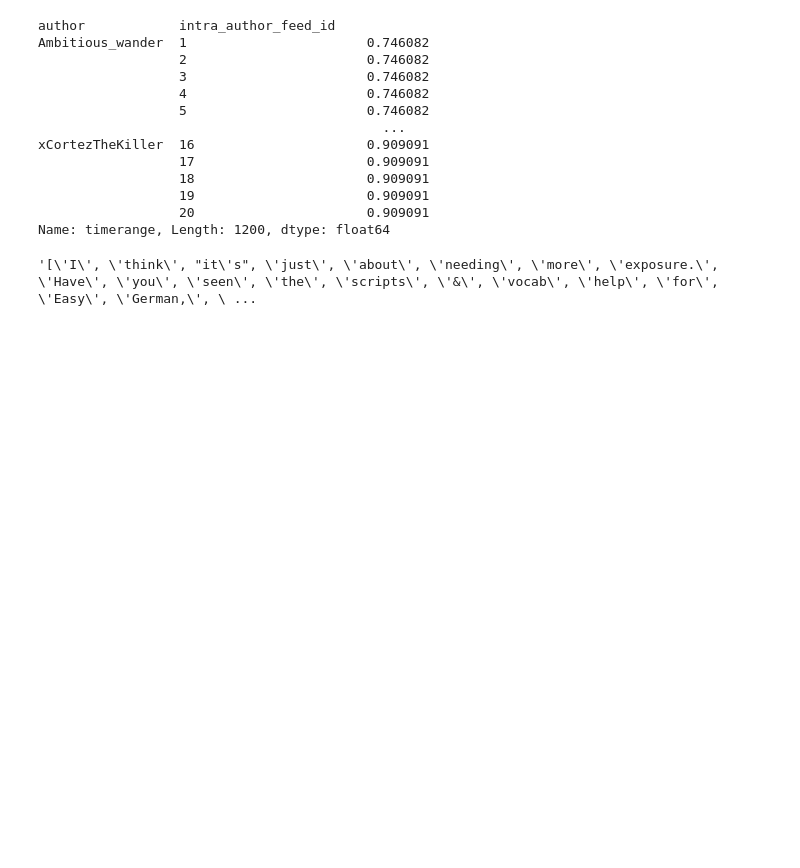
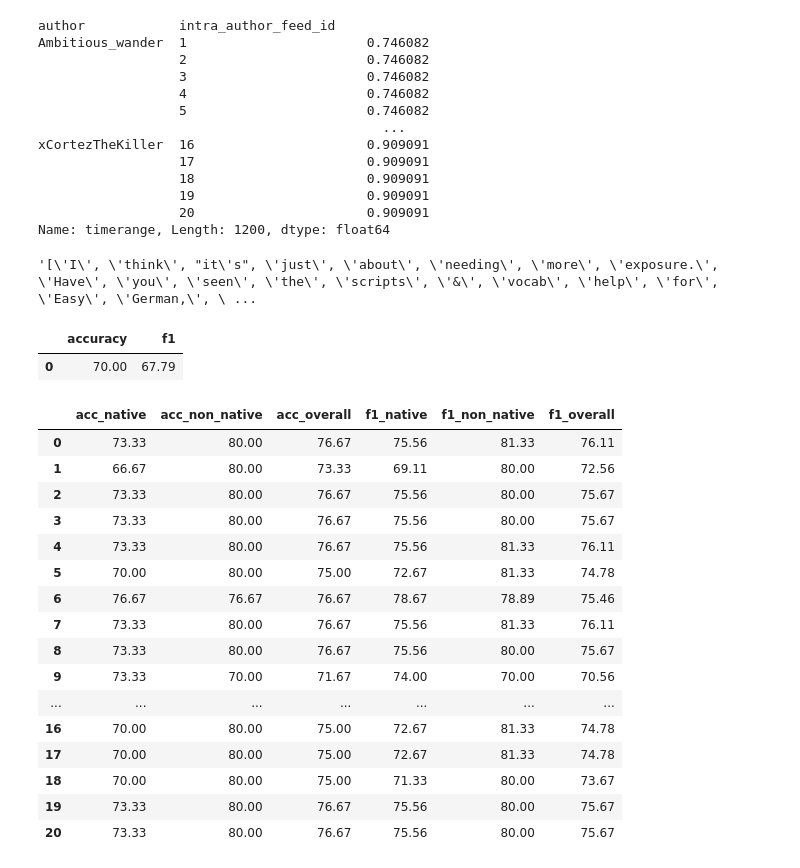
Before and after one commit to CS-433/project2-authclass, a Jupyter notebook: Arthur.ipynb, the cells around one changed output. Cells and saved outputs as stored; diff of their text form; code cells hidden in the pictures; blank space fills up the shorter version.

```diff
--- a/Arthur.ipynb
+++ b/Arthur.ipynb
@@ -662,0 +683,27 @@ df
+# %%
+import pandas as pd
+pd.DataFrame(output_native, index = [0])
+# %% [output]
+|  | accuracy | f1 |
+| 0 | 70.00 | 67.79 |
+# %%
+df = pd.read_pickle('Data/grid_search_results/output_all.pkl')
+df
+# %% [output]
+|  | acc_native | acc_non_native | acc_overall | f1_native | f1_non_native | f1_overall |
+| 0 | 73.33 | 80.00 | 76.67 | 75.56 | 81.33 | 76.11 |
+| 1 | 66.67 | 80.00 | 73.33 | 69.11 | 80.00 | 72.56 |
+| 2 | 73.33 | 80.00 | 76.67 | 75.56 | 80.00 | 75.67 |
+| 3 | 73.33 | 80.00 | 76.67 | 75.56 | 80.00 | 75.67 |
+| 4 | 73.33 | 80.00 | 76.67 | 75.56 | 81.33 | 76.11 |
+| 5 | 70.00 | 80.00 | 75.00 | 72.67 | 81.33 | 74.78 |
+| 6 | 76.67 | 76.67 | 76.67 | 78.67 | 78.89 | 75.46 |
+| 7 | 73.33 | 80.00 | 76.67 | 75.56 | 81.33 | 76.11 |
+| 8 | 73.33 | 80.00 | 76.67 | 75.56 | 80.00 | 75.67 |
+| 9 | 73.33 | 70.00 | 71.67 | 74.00 | 70.00 | 70.56 |
+| ... | ... | ... | ... | ... | ... | ... |
+| 16 | 70.00 | 80.00 | 75.00 | 72.67 | 81.33 | 74.78 |
+| 17 | 70.00 | 80.00 | 75.00 | 72.67 | 81.33 | 74.78 |
+| 18 | 70.00 | 80.00 | 75.00 | 71.33 | 80.00 | 73.67 |
+| 19 | 73.33 | 80.00 | 76.67 | 75.56 | 80.00 | 75.67 |
+| 20 | 73.33 | 80.00 | 76.67 | 75.56 | 80.00 | 75.67 |
```
Also changed, not shown: parts of 3 cells of this notebook, 4 other files.
